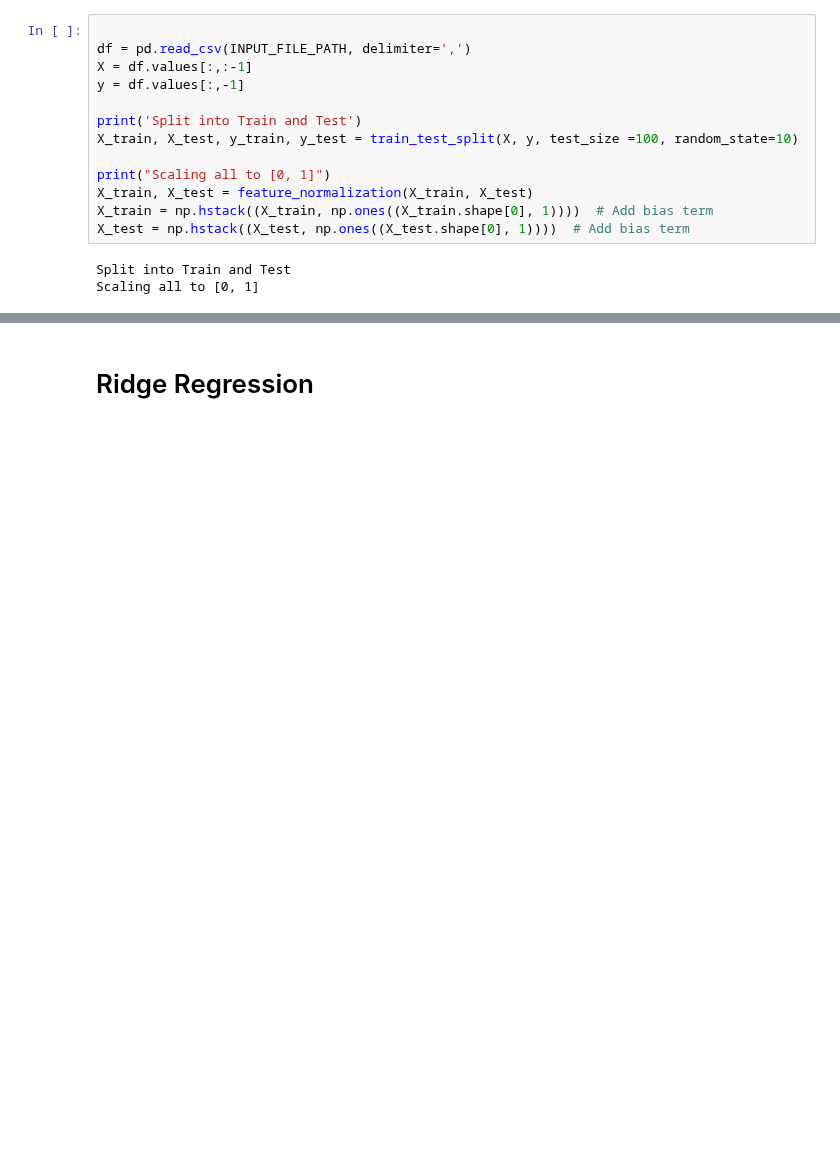
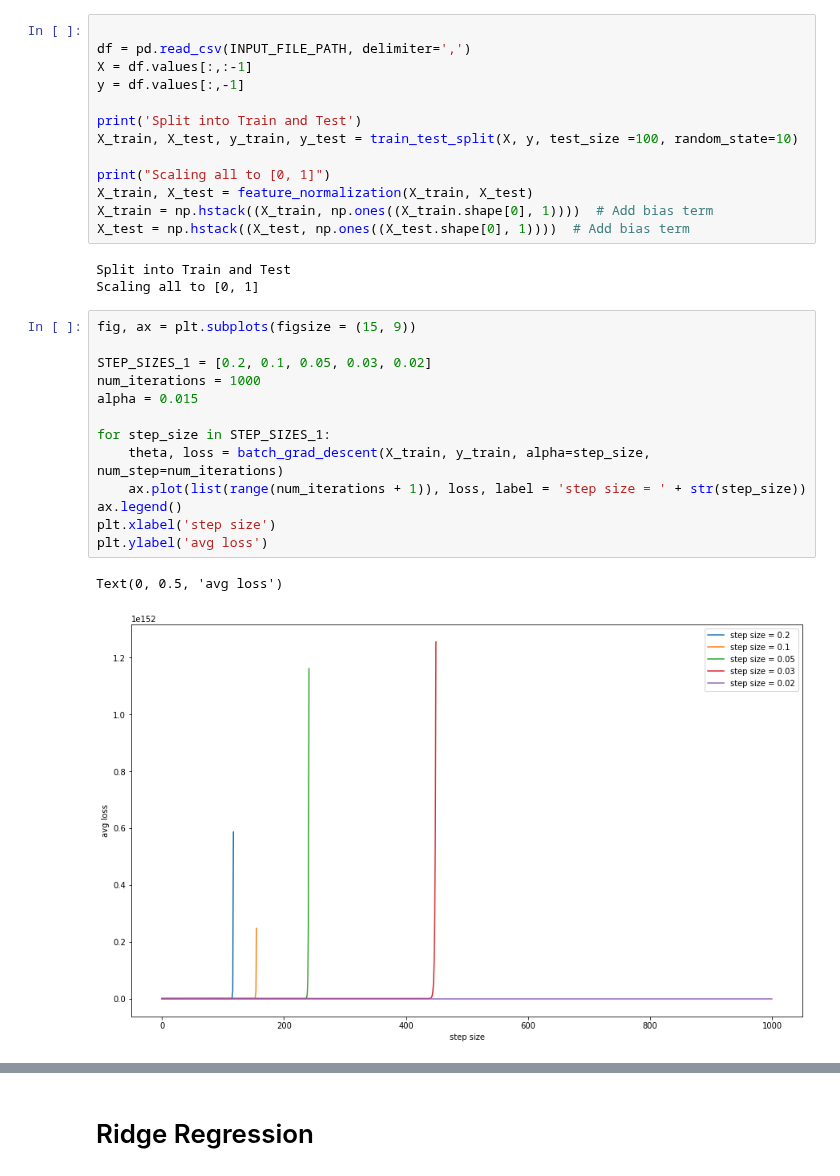
Before and after one commit to nikhilvsupekar/ml-algorithms, a Jupyter notebook: notebooks/hw2_gd_regression.ipynb, the cells around one changed output, grey strips where cells are left out. Drawn from its saved outputs; the diff is of its cells as text; blank space fills up the shorter version.

```diff
--- a/notebooks/hw2_gd_regression.ipynb
+++ b/notebooks/hw2_gd_regression.ipynb
@@ -361,3 +361,19 @@ X_test = np.hstack((X_test, np.ones((X_test.shape[0], 1))))  # Add bias term
 # %% [output]
 Split into Train and Test
 Scaling all to [0, 1]
+# %%
+fig, ax = plt.subplots(figsize = (15, 9))
+
+STEP_SIZES_1 = [0.2, 0.1, 0.05, 0.03, 0.02]
+num_iterations = 1000
+alpha = 0.015
+
+for step_size in STEP_SIZES_1:
+    theta, loss = batch_grad_descent(X_train, y_train, alpha=step_size, num_step=num_iterations)
+    ax.plot(list(range(num_iterations + 1)), loss, label = 'step size = ' + str(step_size))
+ax.legend()
+plt.xlabel('step size')
+plt.ylabel('avg loss')
+# %% [output]
+Text(0, 0.5, 'avg loss')
+[figure, added]
```
Also changed, not shown: parts of 3 cells of this notebook.
